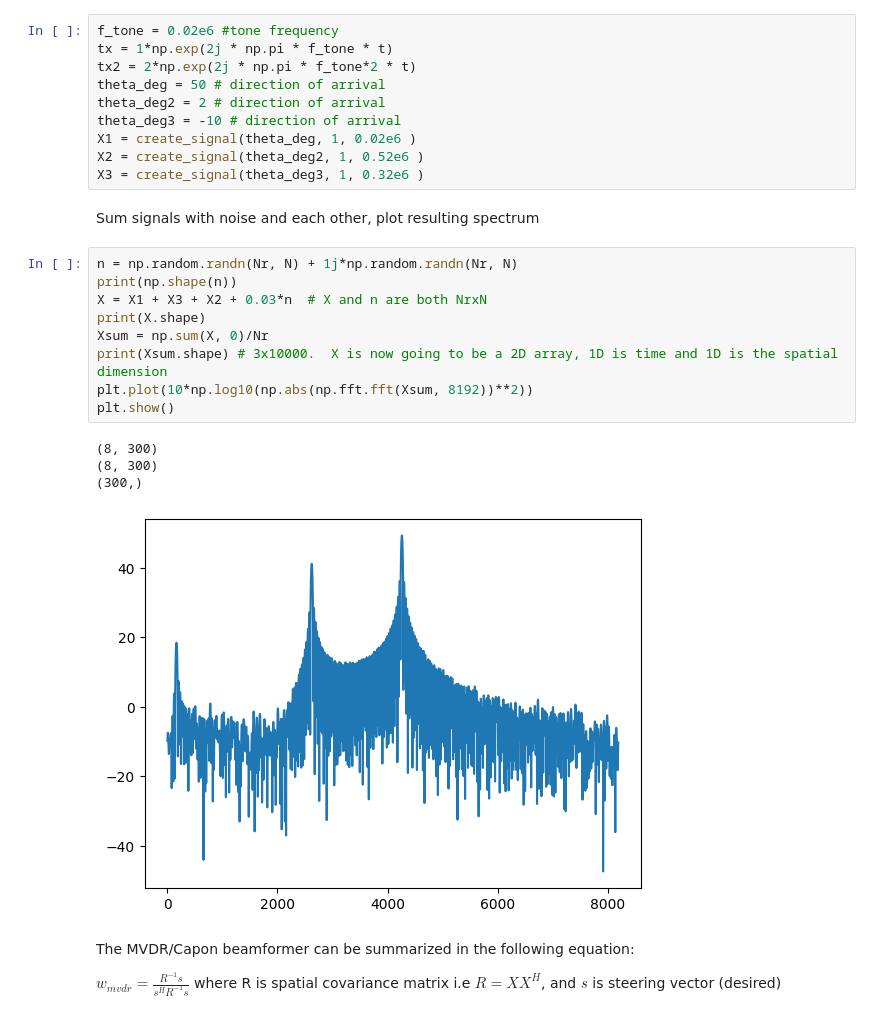
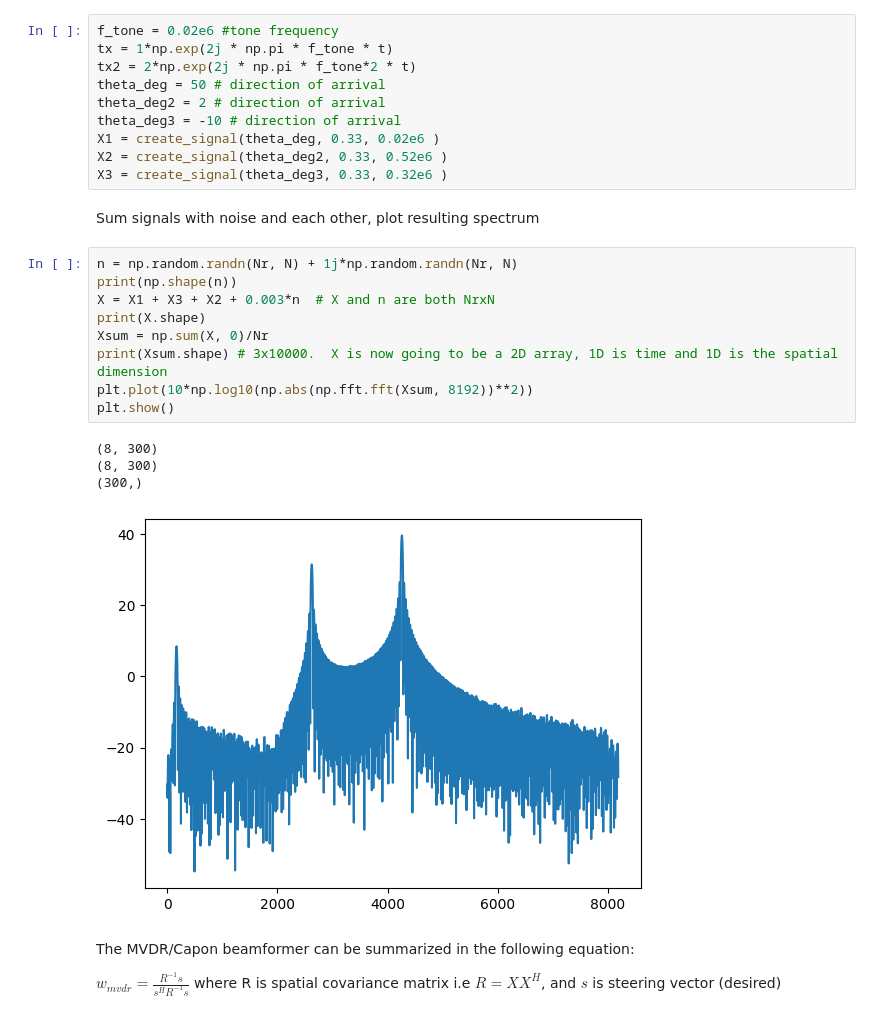
Before and after one commit to ilnur852/pyDSPplayground, a Jupyter notebook: array processing/steering_2.ipynb, the cells around one changed output. Drawn from its saved outputs; the diff is of its cells as text.

```diff
--- a/array processing/steering_2.ipynb
+++ b/array processing/steering_2.ipynb
@@ -30,25 +30,25 @@ tx2 = 2*np.exp(2j * np.pi * f_tone*2 * t)
 theta_deg = 50 # direction of arrival
 theta_deg2 = 2 # direction of arrival
 theta_deg3 = -10 # direction of arrival
-X1 = create_signal(theta_deg, 1, 0.02e6 )
-X2 = create_signal(theta_deg2, 1, 0.52e6 )
-X3 = create_signal(theta_deg3, 1, 0.32e6 )
+X1 = create_signal(theta_deg, 0.33, 0.02e6 )
+X2 = create_signal(theta_deg2, 0.33, 0.52e6 )
+X3 = create_signal(theta_deg3, 0.33, 0.32e6 )
 # %% [markdown]
 Sum signals with noise and each other, plot resulting spectrum
 # %%
 n = np.random.randn(Nr, N) + 1j*np.random.randn(Nr, N)
 print(np.shape(n))
-X = X1 + X3 + X2 + 0.03*n  # X and n are both NrxN
+X = X1 + X3 + X2 + 0.003*n  # X and n are both NrxN
 print(X.shape)
 Xsum = np.sum(X, 0)/Nr
 print(Xsum.shape) # 3x10000.  X is now going to be a 2D array, 1D is time and 1D is the spatial dimension
 plt.plot(10*np.log10(np.abs(np.fft.fft(Xsum, 8192))**2))
 plt.show()
 # %% [output]
 (8, 300)
 (8, 300)
 (300,)
-[figure, old version]
+[figure, new version]
 # %% [markdown]
 The MVDR/Capon beamformer can be summarized in the following equation:
 
```
Also changed, not shown: parts of 4 cells of this notebook, 2 other files.
